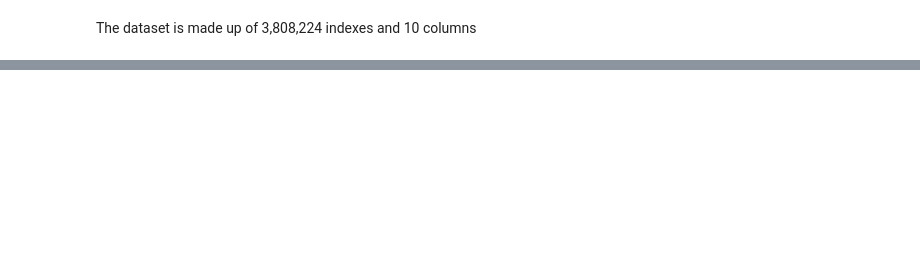
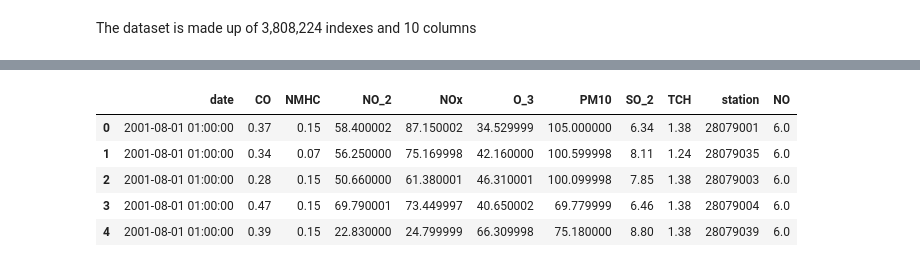
Before and after one commit to lisachukwu/PP22-W607, a Jupyter notebook: W706.ipynb, the cells around one changed output, grey strips where cells are left out. Saved outputs shown, nothing was run; the diff lists cells and outputs as text; code cells hidden in the pictures; blank space fills up the shorter version.

```diff
--- a/W706.ipynb
+++ b/W706.ipynb
@@ -241,0 +280,9 @@ The dataset is made up of 3,808,224 indexes and 10 columns
+# %%
+clean_df.head()
+# %% [output]
+|  | date | CO | NMHC | NO_2 | NOx | O_3 | PM10 | SO_2 | TCH | station | NO |
+| 0 | 2001-08-01 01:00:00 | 0.37 | 0.15 | 58.400002 | 87.150002 | 34.529999 | 105.000000 | 6.34 | 1.38 | 28079001 | 6.0 |
+| 1 | 2001-08-01 01:00:00 | 0.34 | 0.07 | 56.250000 | 75.169998 | 42.160000 | 100.599998 | 8.11 | 1.24 | 28079035 | 6.0 |
+| 2 | 2001-08-01 01:00:00 | 0.28 | 0.15 | 50.660000 | 61.380001 | 46.310001 | 100.099998 | 7.85 | 1.38 | 28079003 | 6.0 |
+| 3 | 2001-08-01 01:00:00 | 0.47 | 0.15 | 69.790001 | 73.449997 | 40.650002 | 69.779999 | 6.46 | 1.38 | 28079004 | 6.0 |
+| 4 | 2001-08-01 01:00:00 | 0.39 | 0.15 | 22.830000 | 24.799999 | 66.309998 | 75.180000 | 8.80 | 1.38 | 28079039 | 6.0 |
```
Also changed, not shown: parts of 7 cells of this notebook.
